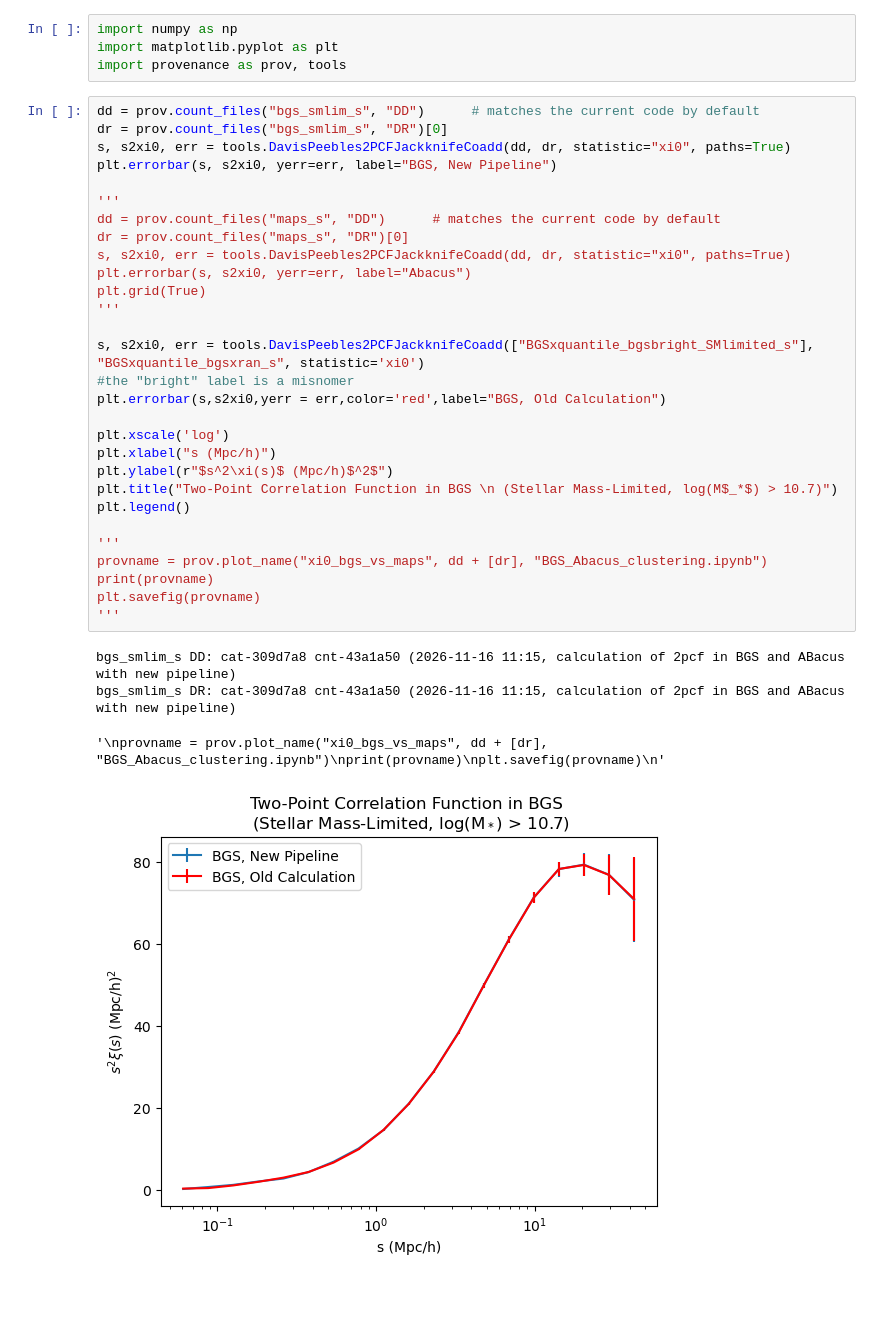
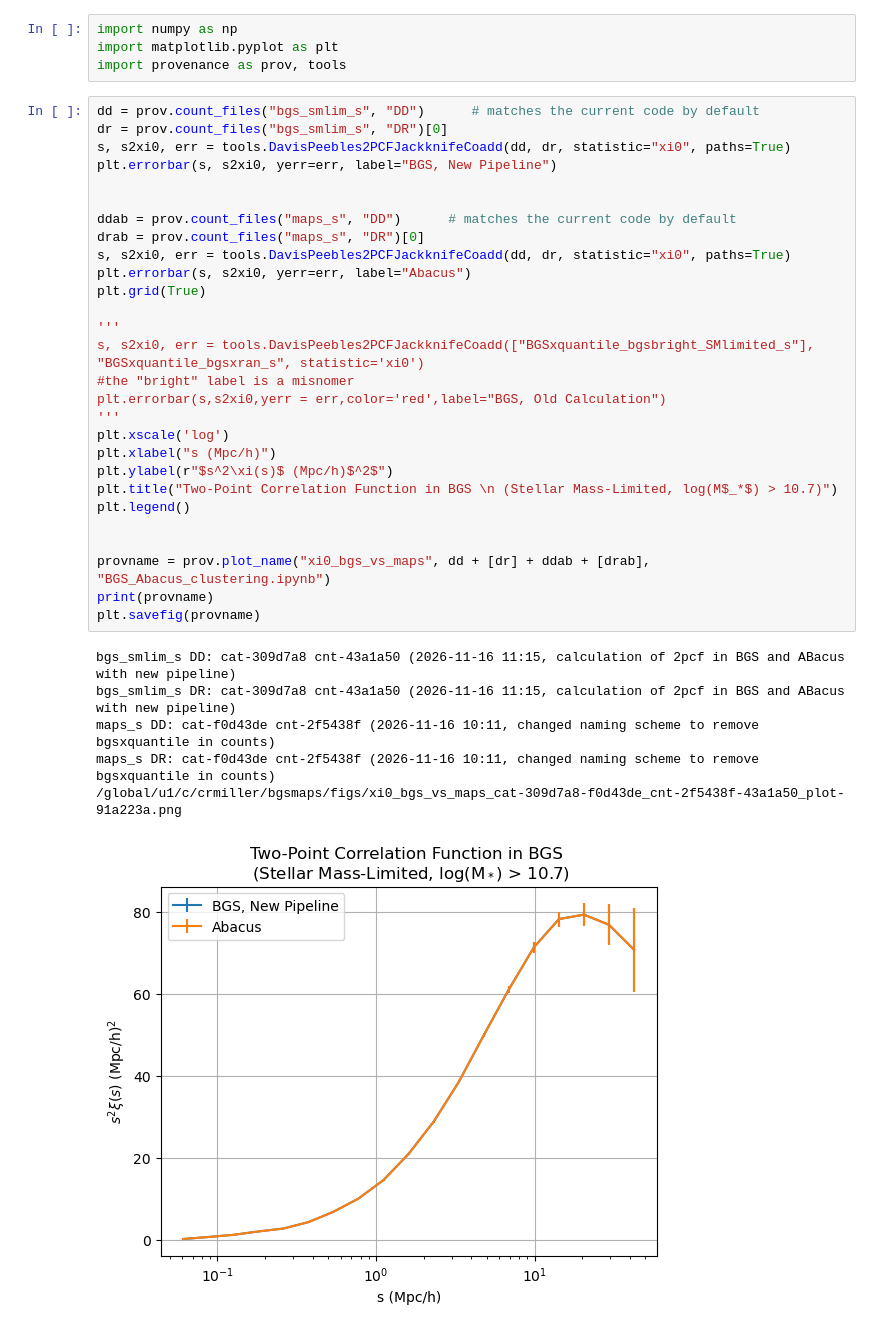
Before and after one commit to catherine-miller/bgsmaps, a Jupyter notebook: BGS_Abacus_clustering.ipynb, the cells around one changed output. Drawn from its saved outputs; the diff is of its cells as text; blank space fills up the shorter version.

```diff
--- a/BGS_Abacus_clustering.ipynb
+++ b/BGS_Abacus_clustering.ipynb
@@ -5,34 +5,35 @@ import provenance as prov, tools
 # %%
 dd = prov.count_files("bgs_smlim_s", "DD")      # matches the current code by default
 dr = prov.count_files("bgs_smlim_s", "DR")[0]
 s, s2xi0, err = tools.DavisPeebles2PCFJackknifeCoadd(dd, dr, statistic="xi0", paths=True)
 plt.errorbar(s, s2xi0, yerr=err, label="BGS, New Pipeline")
 
-'''
-dd = prov.count_files("maps_s", "DD")      # matches the current code by default
-dr = prov.count_files("maps_s", "DR")[0]
+
+ddab = prov.count_files("maps_s", "DD")      # matches the current code by default
+drab = prov.count_files("maps_s", "DR")[0]
 s, s2xi0, err = tools.DavisPeebles2PCFJackknifeCoadd(dd, dr, statistic="xi0", paths=True)
 plt.errorbar(s, s2xi0, yerr=err, label="Abacus")
 plt.grid(True)
+
 '''
-
 s, s2xi0, err = tools.DavisPeebles2PCFJackknifeCoadd(["BGSxquantile_bgsbright_SMlimited_s"], "BGSxquantile_bgsxran_s", statistic='xi0')
 #the "bright" label is a misnomer
 plt.errorbar(s,s2xi0,yerr = err,color='red',label="BGS, Old Calculation")
-
+'''
 plt.xscale('log')
 plt.xlabel("s (Mpc/h)")
 plt.ylabel(r"$s^2\xi(s)$ (Mpc/h)$^2$")
 plt.title("Two-Point Correlation Function in BGS \n (Stellar Mass-Limited, log(M$_*$) > 10.7)")
 plt.legend()
 
-'''
-provname = prov.plot_name("xi0_bgs_vs_maps", dd + [dr], "BGS_Abacus_clustering.ipynb")
+
+provname = prov.plot_name("xi0_bgs_vs_maps", dd + [dr] + ddab + [drab], "BGS_Abacus_clustering.ipynb")
 print(provname)
 plt.savefig(provname)
-'''
 # %% [output]
 bgs_smlim_s DD: cat-309d7a8 cnt-43a1a50 (2026-11-16 11:15, calculation of 2pcf in BGS and ABacus with new pipeline)
 bgs_smlim_s DR: cat-309d7a8 cnt-43a1a50 (2026-11-16 11:15, calculation of 2pcf in BGS and ABacus with new pipeline)
+maps_s DD: cat-f0d43de cnt-2f5438f (2026-11-16 10:11, changed naming scheme to remove bgsxquantile in counts)
+maps_s DR: cat-f0d43de cnt-2f5438f (2026-11-16 10:11, changed naming scheme to remove bgsxquantile in counts)
+/global/u1/c/crmiller/bgsmaps/figs/xi0_bgs_vs_maps_cat-309d7a8-f0d43de_cnt-2f5438f-43a1a50_plot-91a223a.png
-'\nprovname = prov.plot_name("xi0_bgs_vs_maps", dd + [dr], "BGS_Abacus_clustering.ipynb")\nprint(provname)\nplt.savefig(provname)\n'
-[figure, old version]
+[figure, new version]
```
Also changed, not shown: 1 other file.
